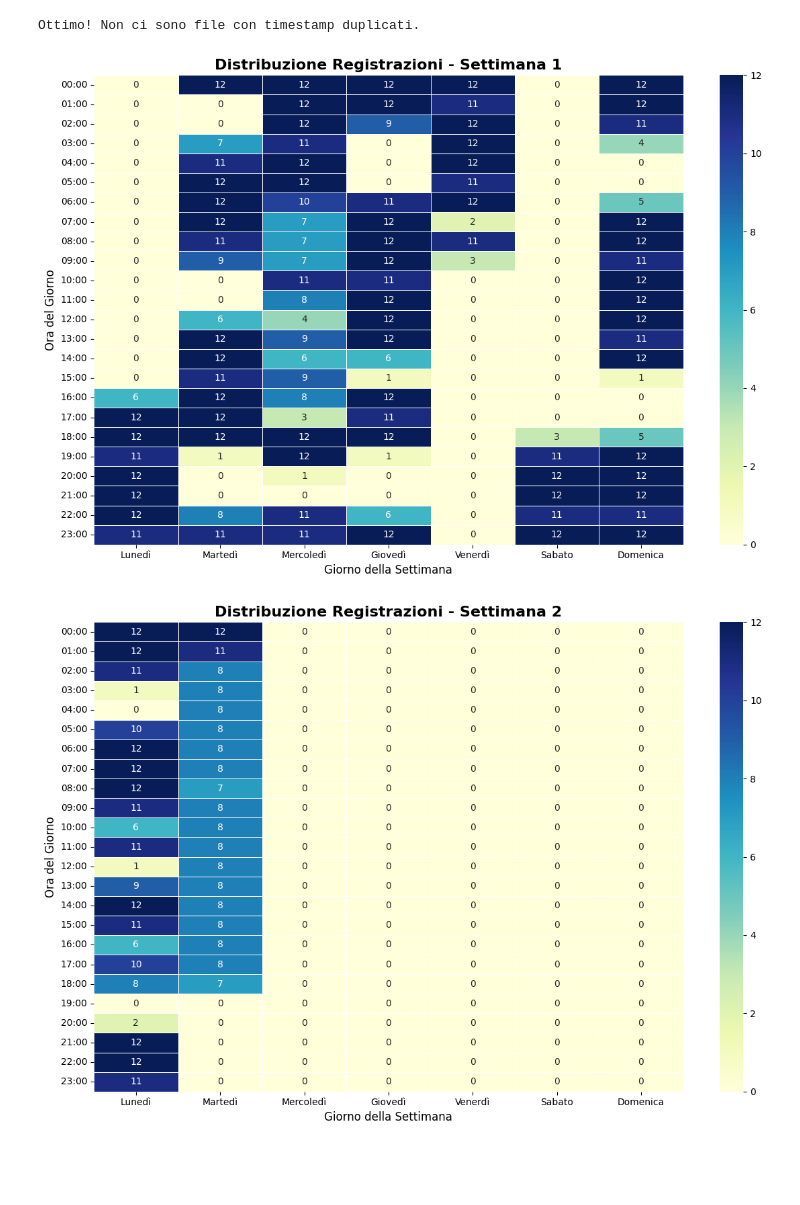
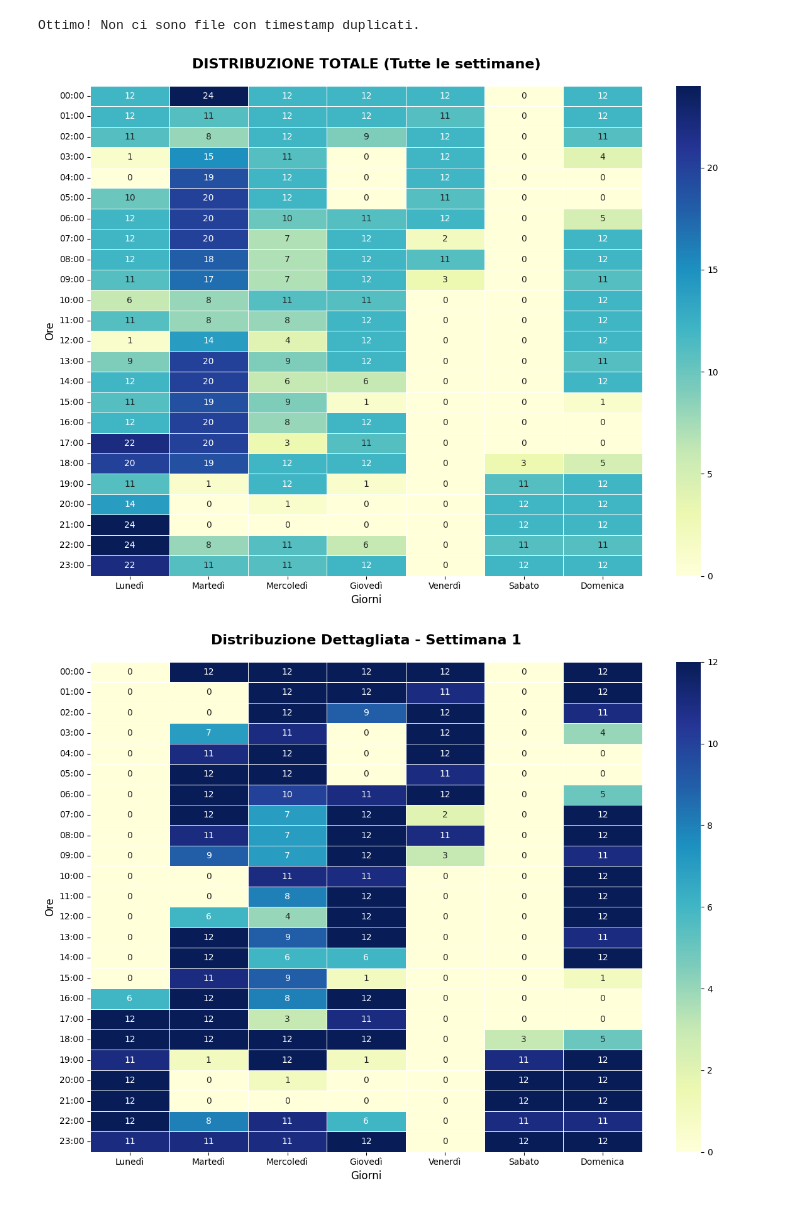
Before and after one commit to christiancioffi/AnalisiAudio, a Jupyter notebook: filtraggio.ipynb, the cells around one changed output. Drawn from its saved outputs; the diff is of its cells as text; code cells hidden in the pictures; blank space fills up the shorter version.

```diff
--- a/filtraggio.ipynb
+++ b/filtraggio.ipynb
@@ -154,64 +154,60 @@ for row in audiofiles_df.itertuples():
         print(f"File '{row.original_filename}' non trovato in {INPUT_AUDIO_DIR}")
 # %%
 def plot_registration_scheduling(audio_df):
-    # 1. Copia e preparazione dati
+    # 1. Preparazione dati
     df = audio_df.copy()
+    df['timestamp'] = pd.to_datetime(df['timestamp']).dt.tz_localize(None)
 
-    # Assicuriamoci che sia datetime
-    df['timestamp'] = pd.to_datetime(df['timestamp'])
-
-    # 2. Calcolo della "Settimana Relativa"
-    start_date = df['timestamp'].min() - pd.to_timedelta(df['timestamp'].min().dayofweek, unit='D')
-    start_date = start_date.replace(hour=0, minute=0, second=0, microsecond=0)
-
-    df['week_num'] = ((df['timestamp'] - start_date).dt.days // 7) + 1
-    df['week_label'] = "Settimana " + df['week_num'].astype(str)
-
-    # 3. Traduzione e Formattazione
+    # 2. Creazione etichette in Italiano
     traduzione_giorni = {
         'Monday': 'Lunedì', 'Tuesday': 'Martedì', 'Wednesday': 'Mercoledì',
         'Thursday': 'Giovedì', 'Friday': 'Venerdì', 'Saturday': 'Sabato', 'Sunday': 'Domenica'
     }
 
-    df['day_name'] = df['timestamp'].dt.day_name().map(traduzione_giorni)
-    df['hour_label'] = df['timestamp'].dt.hour.astype(str).str.zfill(2) + ":00"
+    # Rinominiamo direttamente qui per coerenza con la Pivot
+    df['Giorni'] = df['timestamp'].dt.day_name().map(traduzione_giorni)
+    df['Ore'] = df['timestamp'].dt.hour.astype(str).str.zfill(2) + ":00"
+
+    # Calcolo Settimana
+    start_date = df['timestamp'].min() - pd.to_timedelta(df['timestamp'].min().dayofweek, unit='D')
+    start_date = start_date.replace(hour=0, minute=0, second=0, microsecond=0)
+    df['week_num'] = ((df['timestamp'] - start_date).dt.days // 7) + 1
+    df['week_label'] = "Settimana " + df['week_num'].astype(str)
 
     # Ordinamento assi
     giorni_it = ['Lunedì', 'Martedì', 'Mercoledì', 'Giovedì', 'Venerdì', 'Sabato', 'Domenica']
     ore_ordinate = [f"{str(i).zfill(2)}:00" for i in range(24)]
 
-    # Otteniamo la lista delle settimane uniche ordinate cronologicamente
+    # --- FUNZIONE INTERNA PER IL PLOT (per evitare ripetizioni) ---
+    def draw_heatmap(data_pivot, titolo):
+        plt.figure(figsize=(12, 9))
+        sns.heatmap(data_pivot, annot=True, fmt='g', cmap="YlGnBu", cbar=True, linewidths=.5)
+        plt.title(titolo, fontsize=16, weight='bold', pad=20)
+        plt.xlabel('Giorni', fontsize=12) # Etichetta asse X
+        plt.ylabel('Ore', fontsize=12)    # Etichetta asse Y
+        plt.tight_layout()
+        plt.show()
+
+    # --- PARTE 1: HEATMAP UNIFICATA ---
+    pivot_all = df.pivot_table(index='Ore', columns='Giorni',
+                               values='filename', aggfunc='count')
+    pivot_all = pivot_all.reindex(index=ore_ordinate, columns=giorni_it).fillna(0)
+
+    draw_heatmap(pivot_all, 'DISTRIBUZIONE TOTALE (Tutte le settimane)')
+
+    # --- PARTE 2: HEATMAP PER OGNI SETTIMANA ---
     settimane_presenti = sorted(df['week_label'].unique(), key=lambda x: int(x.split()[1]))
 
-    # 4. Ciclo per generare un'immagine per SETTIMANA
     for settimana in settimane_presenti:
-        # Filtriamo il DataFrame solo per la settimana corrente
         df_settimana = df[df['week_label'] == settimana]
+        pivot_sett = df_settimana.pivot_table(index='Ore', columns='Giorni',
+                                             values='filename', aggfunc='count')
+        pivot_sett = pivot_sett.reindex(index=ore_ordinate, columns=giorni_it).fillna(0)
 
-        # Creiamo la pivot table specifica per questa settimana
-        pivot = df_settimana.pivot_table(index='hour_label',
-                                         columns='day_name',
-                                         values='filename',
-                                         aggfunc='count')
-
-        # Reindex per garantire la struttura completa 24x7
-        pivot = pivot.reindex(index=ore_ordinate, columns=giorni_it).fillna(0)
-
-        # --- Creazione della Figura Separata ---
-        plt.figure(figsize=(12, 8)) # Dimensione della singola immagine
-
-        sns.heatmap(pivot, annot=True, fmt='g', cmap="YlGnBu", cbar=True, linewidths=.5)
-
-        plt.title(f'Distribuzione Registrazioni - {settimana}', fontsize=16, weight='bold')
-        plt.xlabel('Giorno della Settimana', fontsize=12)
-        plt.ylabel('Ora del Giorno', fontsize=12)
-
-        plt.tight_layout()
-
-        plt.show()
+        draw_heatmap(pivot_sett, f'Distribuzione Dettagliata - {settimana}')
 
 
 plot_registration_scheduling(audiofiles_df)
 # %% [output]
-[figure, old version]
+[figure, new version]
-[figure, old version]
+[figure, new version]
```
Also changed, not shown: parts of 1 cell of this notebook.
